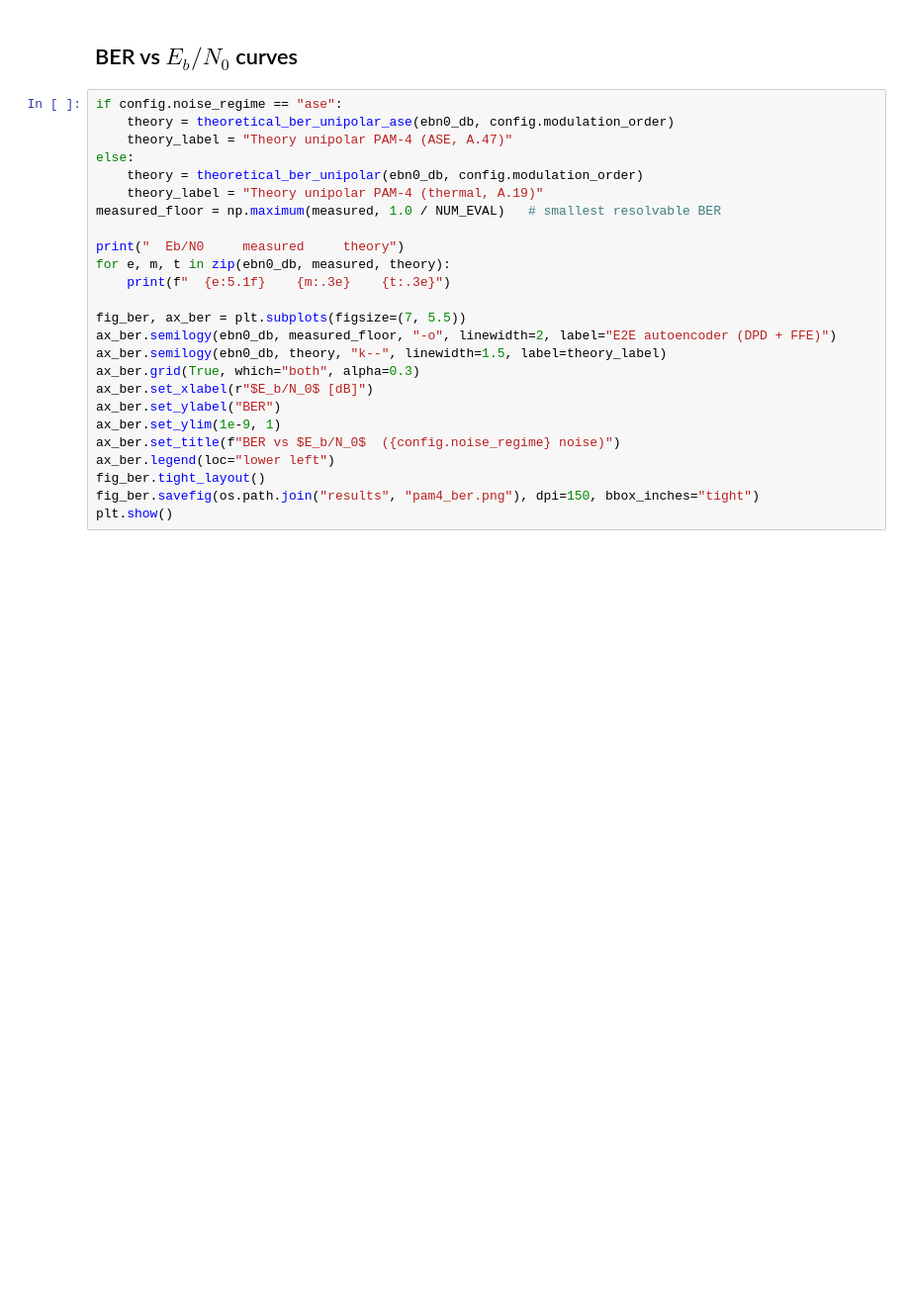
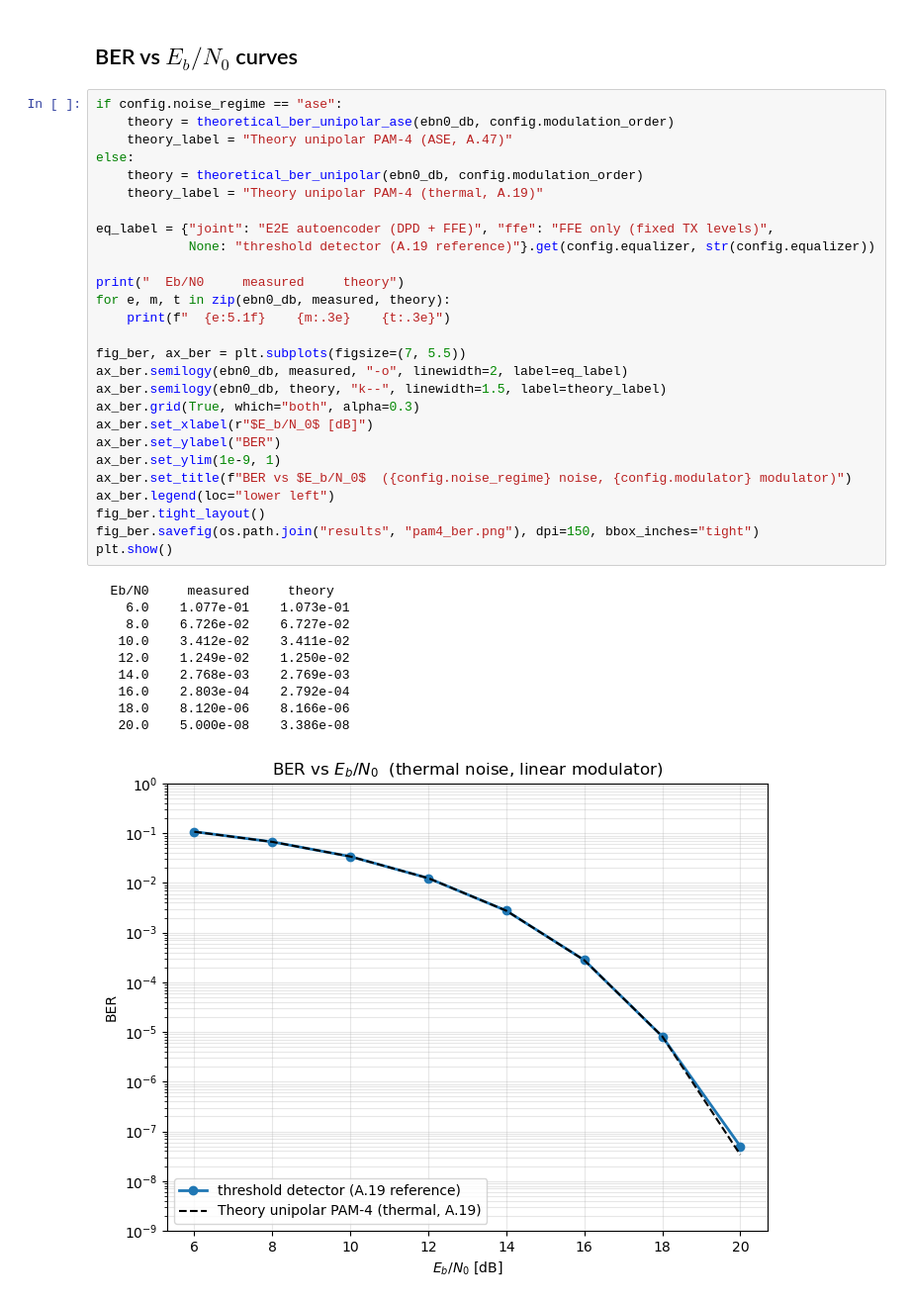
Before and after one commit to cellinidario/ericsson, a Jupyter notebook: pam4_analysis.ipynb, the cells around one changed output. Shown at 99% size. Drawn from its saved outputs; the diff is of its cells as text; blank space fills up the shorter version.

```diff
--- a/pam4_analysis.ipynb
+++ b/pam4_analysis.ipynb
@@ -147,25 +249,38 @@ plt.show()
 # %%
 if config.noise_regime == "ase":
     theory = theoretical_ber_unipolar_ase(ebn0_db, config.modulation_order)
     theory_label = "Theory unipolar PAM-4 (ASE, A.47)"
 else:
     theory = theoretical_ber_unipolar(ebn0_db, config.modulation_order)
     theory_label = "Theory unipolar PAM-4 (thermal, A.19)"
-measured_floor = np.maximum(measured, 1.0 / NUM_EVAL)   # smallest resolvable BER
+
+eq_label = {"joint": "E2E autoencoder (DPD + FFE)", "ffe": "FFE only (fixed TX levels)",
+            None: "threshold detector (A.19 reference)"}.get(config.equalizer, str(config.equalizer))
 
 print("  Eb/N0     measured     theory")
 for e, m, t in zip(ebn0_db, measured, theory):
     print(f"  {e:5.1f}    {m:.3e}    {t:.3e}")
 
 fig_ber, ax_ber = plt.subplots(figsize=(7, 5.5))
-ax_ber.semilogy(ebn0_db, measured_floor, "-o", linewidth=2, label="E2E autoencoder (DPD + FFE)")
+ax_ber.semilogy(ebn0_db, measured, "-o", linewidth=2, label=eq_label)
 ax_ber.semilogy(ebn0_db, theory, "k--", linewidth=1.5, label=theory_label)
 ax_ber.grid(True, which="both", alpha=0.3)
 ax_ber.set_xlabel(r"$E_b/N_0$ [dB]")
 ax_ber.set_ylabel("BER")
 ax_ber.set_ylim(1e-9, 1)
-ax_ber.set_title(f"BER vs $E_b/N_0$  ({config.noise_regime} noise)")
+ax_ber.set_title(f"BER vs $E_b/N_0$  ({config.noise_regime} noise, {config.modulator} modulator)")
 ax_ber.legend(loc="lower left")
 fig_ber.tight_layout()
 fig_ber.savefig(os.path.join("results", "pam4_ber.png"), dpi=150, bbox_inches="tight")
 plt.show()
+# %% [output]
+  Eb/N0     measured     theory
+    6.0    1.077e-01    1.073e-01
+    8.0    6.726e-02    6.727e-02
+   10.0    3.412e-02    3.411e-02
+   12.0    1.249e-02    1.250e-02
+   14.0    2.768e-03    2.769e-03
+   16.0    2.803e-04    2.792e-04
+   18.0    8.120e-06    8.166e-06
+   20.0    5.000e-08    3.386e-08
+[figure, added]
```
Also changed, not shown: parts of 5 cells of this notebook, 11 other files.
